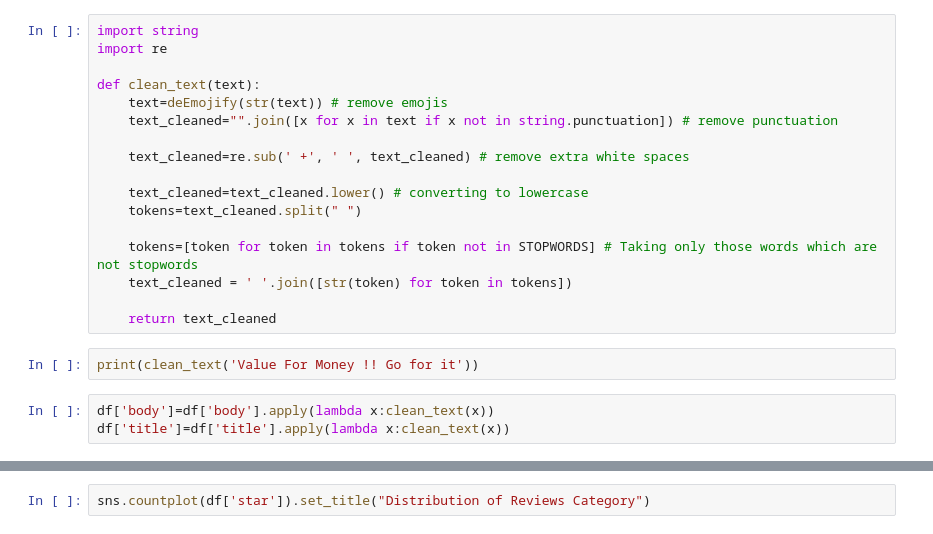
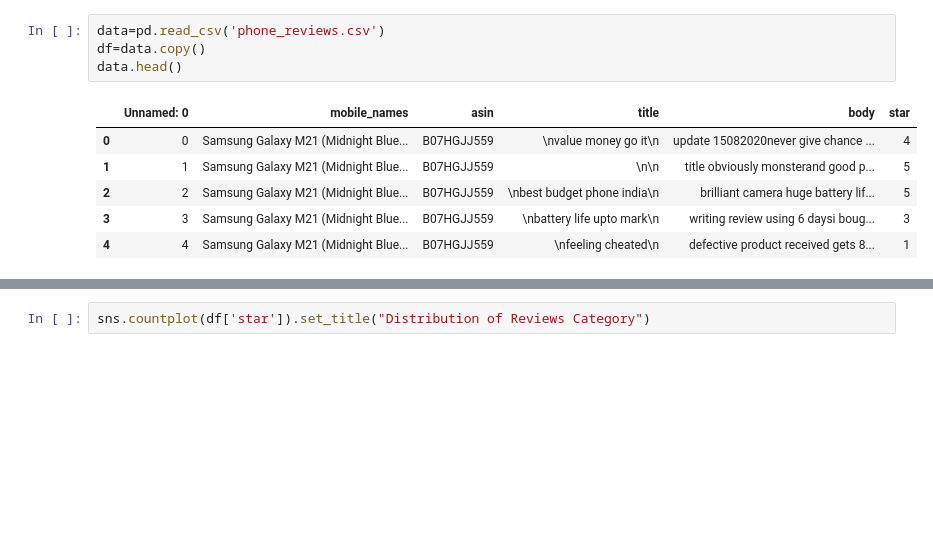
Before and after one commit to msiddhu/sentiment-analysis_on_phone-reviews, a Jupyter notebook: preprocess-and-eda.ipynb, the cells around one changed output, grey strips where cells are left out. Saved outputs shown, nothing was run; the diff lists cells and outputs as text; blank space fills up the shorter version.

```diff
--- a/preprocess-and-eda.ipynb
+++ b/preprocess-and-eda.ipynb
@@ -30,23 +55,12 @@ def deEmojify(inputString):
-# %%
-import string
-import re
-
-def clean_text(text):
-    text=deEmojify(str(text)) # remove emojis
-    text_cleaned="".join([x for x in text if x not in string.punctuation]) # remove punctuation
-
-    text_cleaned=re.sub(' +', ' ', text_cleaned) # remove extra white spaces
-
-    text_cleaned=text_cleaned.lower() # converting to lowercase
-    tokens=text_cleaned.split(" ")
-
-    tokens=[token for token in tokens if token not in STOPWORDS] # Taking only those words which are not stopwords
-    text_cleaned = ' '.join([str(token) for token in tokens])
-
-    return text_cleaned
-# %%
-print(clean_text('Value For Money !! Go for it'))
-# %%
-df['body']=df['body'].apply(lambda x:clean_text(x))
-df['title']=df['title'].apply(lambda x:clean_text(x))
+# %%
+data=pd.read_csv('phone_reviews.csv')
+df=data.copy()
+data.head()
+# %% [output]
+|  | Unnamed: 0 | mobile_names | asin | title | body | star |
+| 0 | 0 | Samsung Galaxy M21 (Midnight Blue... | B07HGJJ559 | \nvalue money go it\n | update 15082020never give chance ... | 4 |
+| 1 | 1 | Samsung Galaxy M21 (Midnight Blue... | B07HGJJ559 | \n\n | title obviously monsterand good p... | 5 |
+| 2 | 2 | Samsung Galaxy M21 (Midnight Blue... | B07HGJJ559 | \nbest budget phone india\n | brilliant camera huge battery lif... | 5 |
+| 3 | 3 | Samsung Galaxy M21 (Midnight Blue... | B07HGJJ559 | \nbattery life upto mark\n | writing review using 6 daysi boug... | 3 |
+| 4 | 4 | Samsung Galaxy M21 (Midnight Blue... | B07HGJJ559 | \nfeeling cheated\n | defective product received gets 8... | 1 |
 # %%
```
Also changed, not shown: parts of 9 cells of this notebook.
